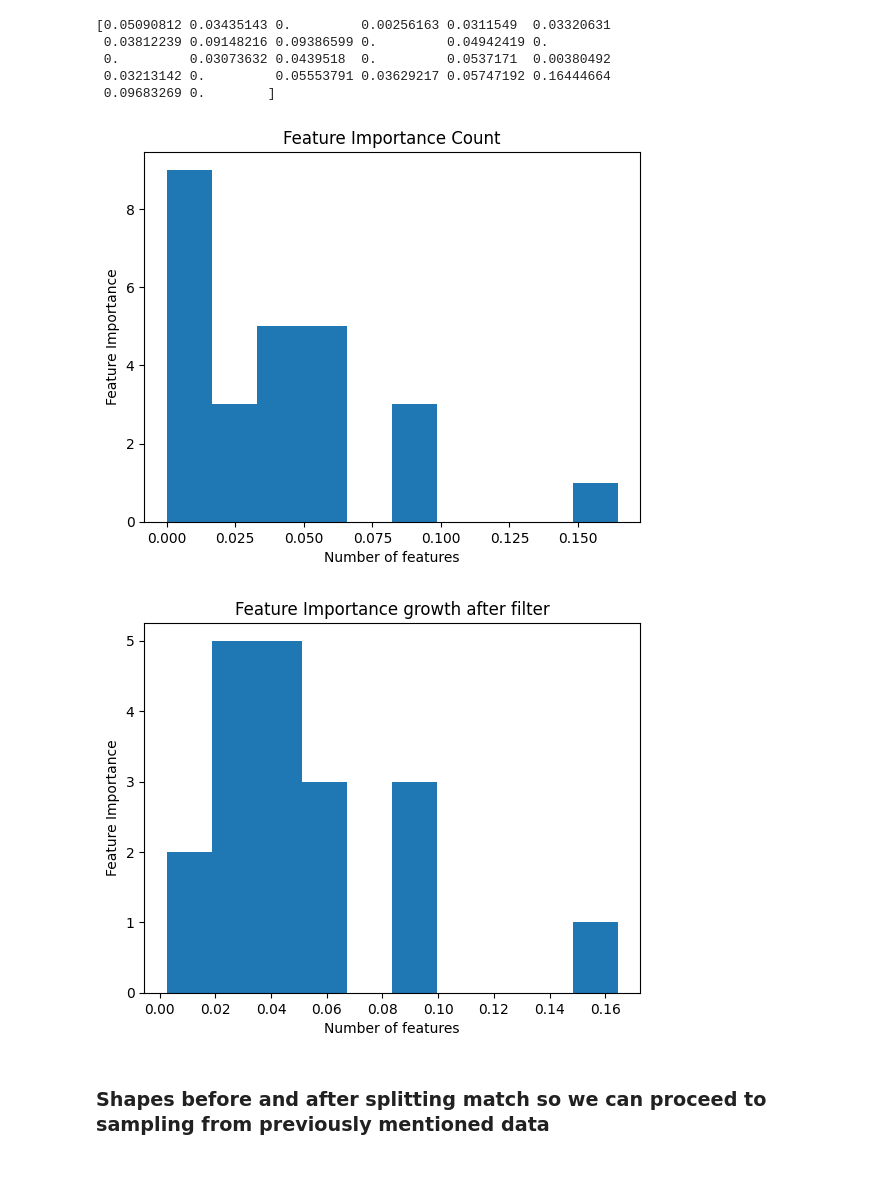
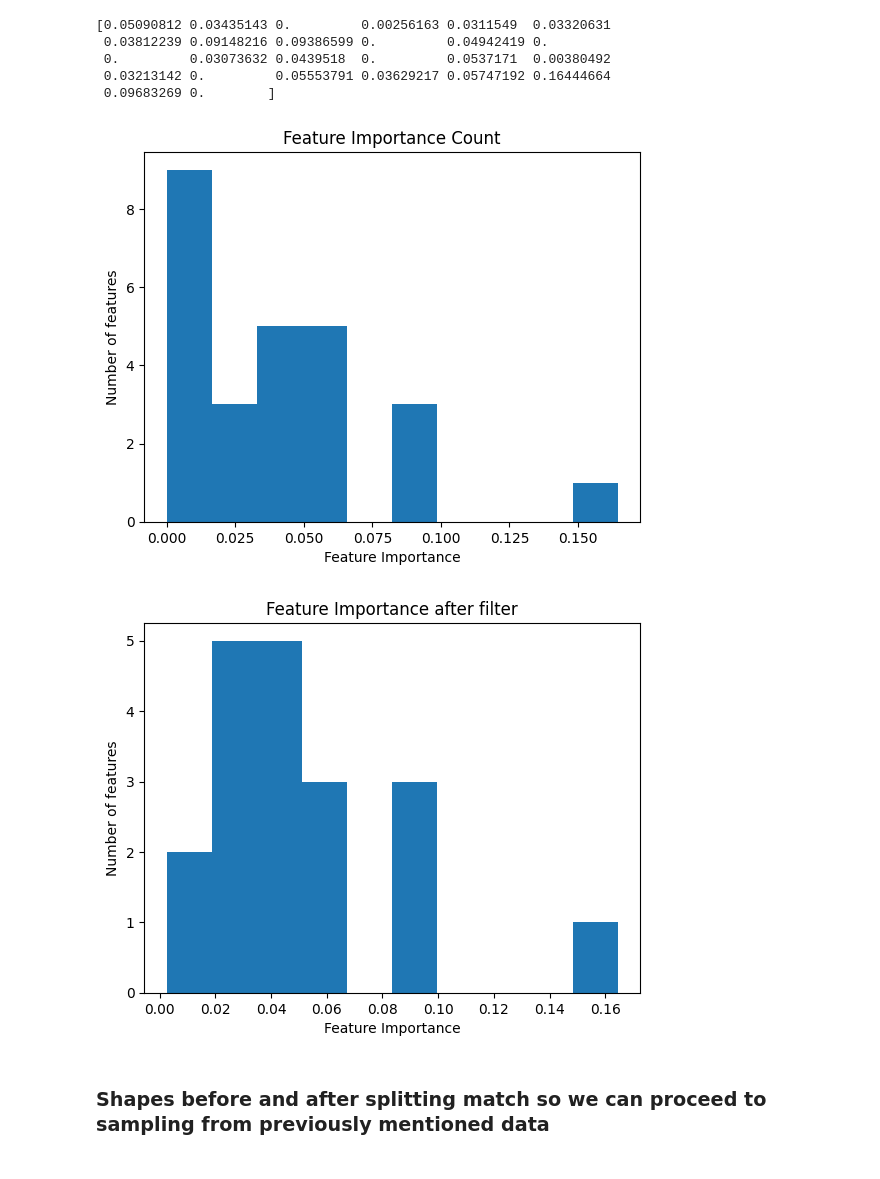
Before and after one commit to kora11e/XAI-Bankrupcy-Prediction-and-Explanation-with-XGBoost-Project, a Jupyter notebook: main.ipynb, the cells around one changed output. Cells and saved outputs as stored; diff of their text form; code cells hidden in the pictures.

```diff
--- a/main.ipynb
+++ b/main.ipynb
@@ -352,21 +409,21 @@ bringer = opt.best_estimator_.named_steps['clf'].feature_importances_
 bringer = sorted(bringer)
 plt.hist(bringer)
 plt.title("Feature Importance Count")
-plt.xlabel("Number of features")
-plt.ylabel("Feature Importance")
+plt.xlabel("Feature Importance")
+plt.ylabel("Number of features")
 plt.show()
 # %% [output]
-[figure, old version]
+[figure, new version]
 # %%
 bringer2 = list(filter(lambda a: a != 0, bringer))
 # %%
 plt.hist(bringer2)
-plt.title("Feature Importance growth after filter")
-plt.xlabel("Number of features")
-plt.ylabel("Feature Importance")
+plt.title("Feature Importance after filter")
+plt.xlabel("Feature Importance")
+plt.ylabel("Number of features")
 plt.show()
 # %% [output]
-[figure, old version]
+[figure, new version]
 # %% [markdown]
 <h3>Shapes before and after splitting match so we can proceed to sampling from previously mentioned data<h3>
 # %%
```
Also changed, not shown: parts of 26 cells of this notebook, 1 other file.
